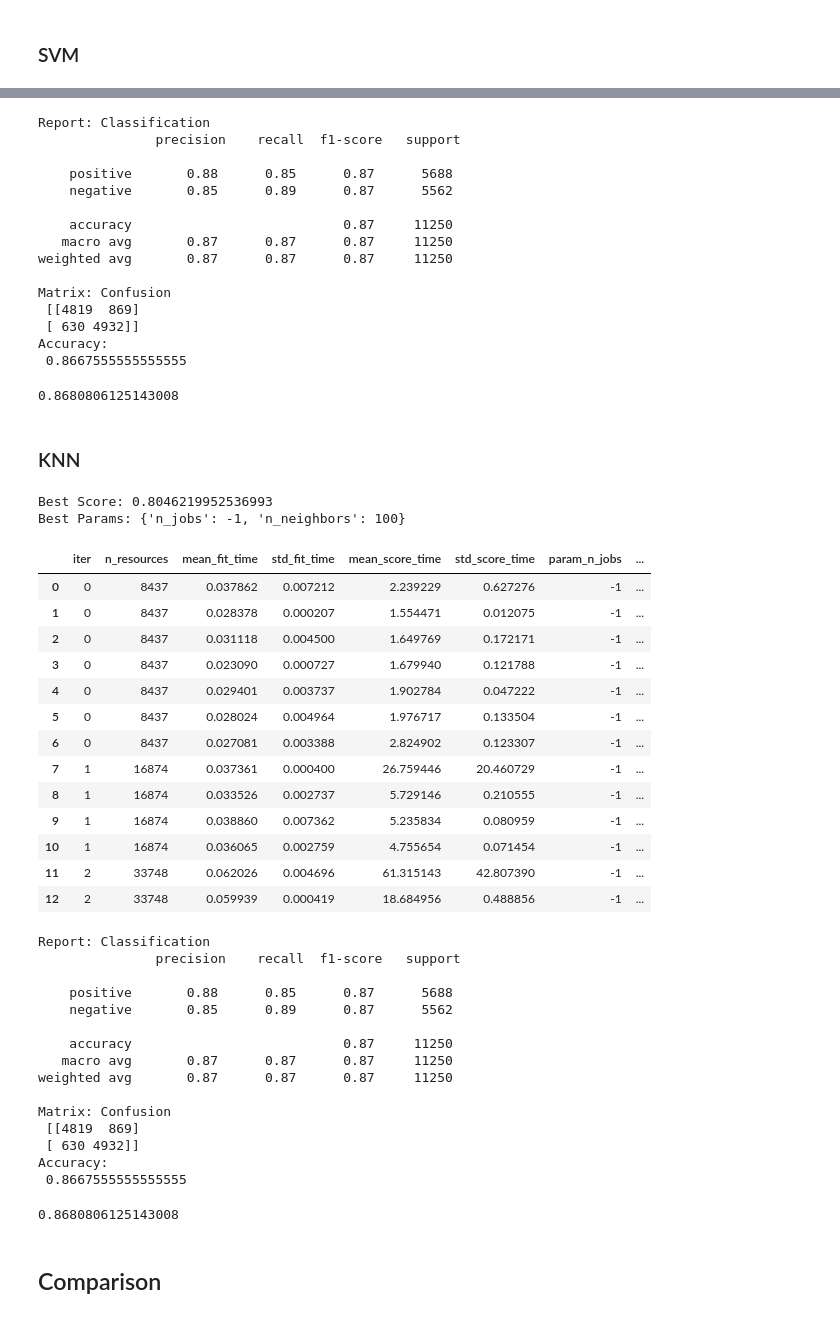
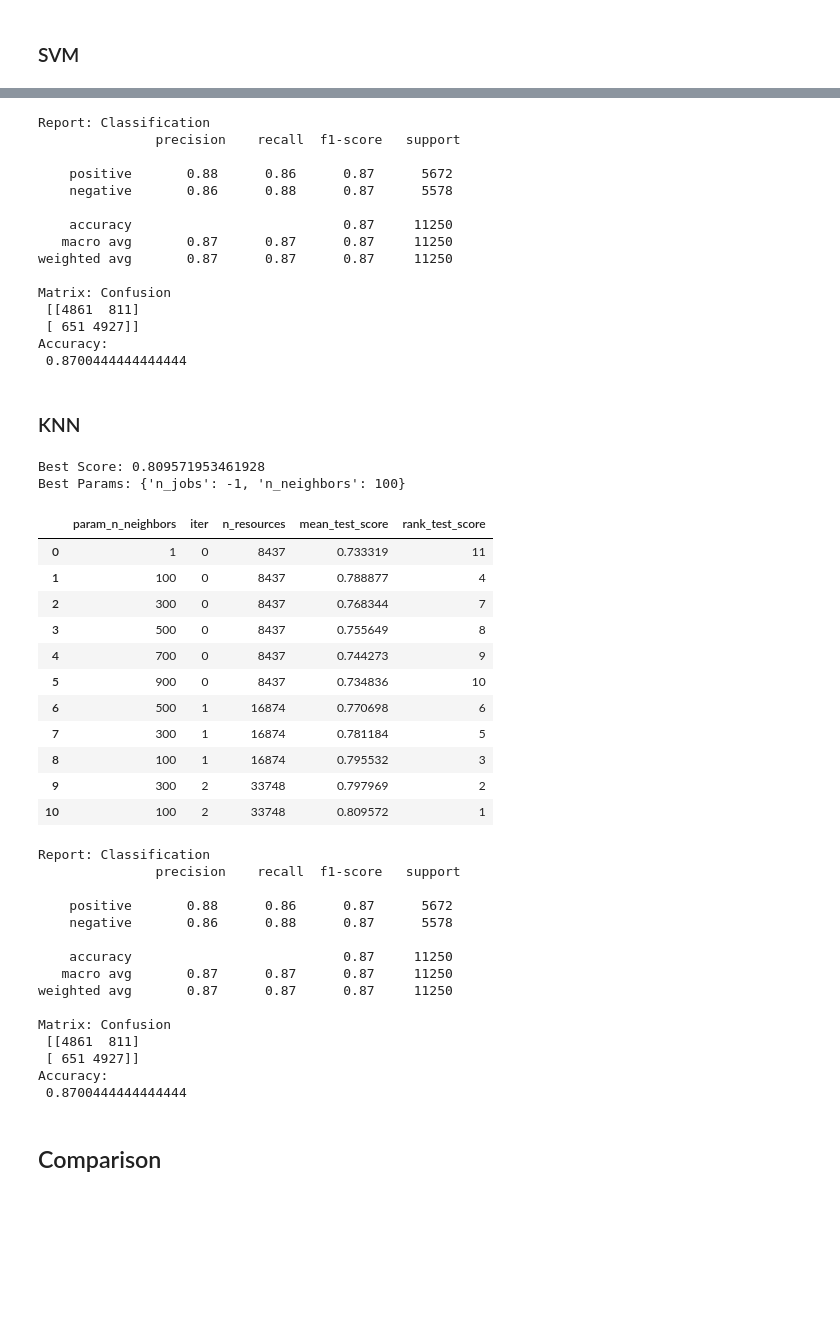
Before and after one commit to mryf323/ml_final_project, a Jupyter notebook: phase1.ipynb, the cells around one changed output, grey strips where cells are left out. Drawn from its saved outputs; the diff is of its cells as text; code cells hidden in the pictures; blank space fills up the shorter version.

```diff
--- a/phase1.ipynb
+++ b/phase1.ipynb
@@ -222,9 +222,15 @@ svc_grid = {
 }
 
 knn_grid = {
-    'n_neighbors' : [1, 100, 300, 500, 700, 900, 2000],
+    'n_neighbors' : [1, 100, 300, 500, 700, 900],
     'n_jobs' : [-1]
 }
+
+cols2show = ['mean_test_score','rank_test_score',]
+
+logistic_cols = ['param_C'] + cols2show
+svc_cols = ['param_kernel', 'param_C', 'iter', 'n_resources'] + cols2show
+knn_cols = ['param_n_neighbors', 'iter', 'n_resources'] + cols2show
 # %% [markdown]
 ## BoW
 # %% [markdown]
@@ -270,9 +275,9 @@ Accuracy:
 ### SVM
 # %%
 bow_svm = svm.SVC()
-bow_svm = HalvingGridSearchCV(estimator=bow_svm, param_grid=svc_grid, cv = 4, n_jobs= -1, scoring='f1', factor=2)
+bow_svm = HalvingGridSearchCV(estimator=bow_svm, param_grid=svc_grid, cv = 3, n_jobs= -1, scoring='f1', factor=2)
 bow_svm.fit(X_train_bow, Y_train)
 print(f'Best Score: {bow_svm.best_score_}')
 print(f'Best Params: {bow_svm.best_params_}')
-pd.DataFrame(bow_svm.cv_results_)
+pd.DataFrame(bow_svm.cv_results_)[svc_cols]
 # %% [output]
@@ -318,9 +321,9 @@ Accuracy:
 ### KNN
 # %%
 bow_knn = KNeighborsClassifier()
-bow_knn = HalvingGridSearchCV(estimator=bow_knn, param_grid=knn_grid, cv = 4, scoring='f1', factor=2)
+bow_knn = HalvingGridSearchCV(estimator=bow_knn, param_grid=knn_grid, cv = 3, scoring='f1', factor=2)
 bow_knn.fit(X_train_bow, Y_train)
 print(f'Best Score: {bow_knn.best_score_}')
 print(f'Best Params: {bow_knn.best_params_}')
-pd.DataFrame(bow_knn.cv_results_)
+pd.DataFrame(bow_knn.cv_results_)[knn_cols]
 # %% [output]
@@ -416,9 +414,9 @@ Accuracy:
 ### SVM
 # %%
 w2v_svm = svm.SVC()
-w2v_svm = HalvingGridSearchCV(estimator=w2v_svm, param_grid=svc_grid, cv = 2, n_jobs= -1, scoring='f1', factor=2)
+w2v_svm = HalvingGridSearchCV(estimator=w2v_svm, param_grid=svc_grid, cv = 3, n_jobs= -1, scoring='f1', factor=2)
 w2v_svm.fit(X_train_w2v, Y_train)
 print(f'Best Score: {w2v_svm.best_score_}')
 print(f'Best Params: {w2v_svm.best_params_}')
-pd.DataFrame(w2v_svm.cv_results_)
+pd.DataFrame(w2v_svm.cv_results_)[svc_cols]
 # %% [output]
@@ -443,67 +441,63 @@ Best Params: {'C': 1, 'kernel': 'rbf'}
 # %%
-analysis(Y_test, w2v_svm.predict(X_test_w2v))
+w2v_svm_score = analysis(Y_test, w2v_svm.predict(X_test_w2v))
 # %% [output]
 Report: Classification
                precision    recall  f1-score   support
 
-    positive       0.88      0.85      0.87      5688
-    negative       0.85      0.89      0.87      5562
+    positive       0.88      0.86      0.87      5672
+    negative       0.86      0.88      0.87      5578
 
     accuracy                           0.87     11250
    macro avg       0.87      0.87      0.87     11250
 weighted avg       0.87      0.87      0.87     11250
 
 Matrix: Confusion
- [[4819  869]
- [ 630 4932]]
+ [[4861  811]
+ [ 651 4927]]
 Accuracy:
- 0.8667555555555555
+ 0.8700444444444444
-0.8680806125143008
 # %% [markdown]
 ### KNN
 # %%
 w2v_knn = KNeighborsClassifier()
-w2v_knn = HalvingGridSearchCV(estimator=w2v_knn, param_grid=knn_grid, cv = 2, scoring='f1', factor=2)
+w2v_knn = HalvingGridSearchCV(estimator=w2v_knn, param_grid=knn_grid, cv = 3, scoring='f1', factor=2)
 w2v_knn.fit(X_train_w2v, Y_train)
 print(f'Best Score: {w2v_knn.best_score_}')
 print(f'Best Params: {w2v_knn.best_params_}')
-pd.DataFrame(w2v_knn.cv_results_)
+pd.DataFrame(w2v_knn.cv_results_)[knn_cols]
 # %% [output]
-Best Score: 0.8046219952536993
+Best Score: 0.809571953461928
 Best Params: {'n_jobs': -1, 'n_neighbors': 100}
-|  | iter | n_resources | mean_fit_time | std_fit_time | mean_score_time | std_score_time | param_n_jobs | ... |
-| 0 | 0 | 8437 | 0.037862 | 0.007212 | 2.239229 | 0.627276 | -1 | ... |
-| 1 | 0 | 8437 | 0.028378 | 0.000207 | 1.554471 | 0.012075 | -1 | ... |
-| 2 | 0 | 8437 | 0.031118 | 0.004500 | 1.649769 | 0.172171 | -1 | ... |
-| 3 | 0 | 8437 | 0.023090 | 0.000727 | 1.679940 | 0.121788 | -1 | ... |
-| 4 | 0 | 8437 | 0.029401 | 0.003737 | 1.902784 | 0.047222 | -1 | ... |
-| 5 | 0 | 8437 | 0.028024 | 0.004964 | 1.976717 | 0.133504 | -1 | ... |
-| 6 | 0 | 8437 | 0.027081 | 0.003388 | 2.824902 | 0.123307 | -1 | ... |
-| 7 | 1 | 16874 | 0.037361 | 0.000400 | 26.759446 | 20.460729 | -1 | ... |
-| 8 | 1 | 16874 | 0.033526 | 0.002737 | 5.729146 | 0.210555 | -1 | ... |
-| 9 | 1 | 16874 | 0.038860 | 0.007362 | 5.235834 | 0.080959 | -1 | ... |
-| 10 | 1 | 16874 | 0.036065 | 0.002759 | 4.755654 | 0.071454 | -1 | ... |
-| 11 | 2 | 33748 | 0.062026 | 0.004696 | 61.315143 | 42.807390 | -1 | ... |
-| 12 | 2 | 33748 | 0.059939 | 0.000419 | 18.684956 | 0.488856 | -1 | ... |
+|  | param_n_neighbors | iter | n_resources | mean_test_score | rank_test_score |
+| 0 | 1 | 0 | 8437 | 0.733319 | 11 |
+| 1 | 100 | 0 | 8437 | 0.788877 | 4 |
+| 2 | 300 | 0 | 8437 | 0.768344 | 7 |
+| 3 | 500 | 0 | 8437 | 0.755649 | 8 |
+| 4 | 700 | 0 | 8437 | 0.744273 | 9 |
+| 5 | 900 | 0 | 8437 | 0.734836 | 10 |
+| 6 | 500 | 1 | 16874 | 0.770698 | 6 |
+| 7 | 300 | 1 | 16874 | 0.781184 | 5 |
+| 8 | 100 | 1 | 16874 | 0.795532 | 3 |
+| 9 | 300 | 2 | 33748 | 0.797969 | 2 |
+| 10 | 100 | 2 | 33748 | 0.809572 | 1 |
 # %%
-analysis(Y_test, w2v_svm.predict(X_test_w2v))
+w2v_knn_score = analysis(Y_test, w2v_svm.predict(X_test_w2v))
 # %% [output]
 Report: Classification
                precision    recall  f1-score   support
 
-    positive       0.88      0.85      0.87      5688
-    negative       0.85      0.89      0.87      5562
+    positive       0.88      0.86      0.87      5672
+    negative       0.86      0.88      0.87      5578
 
     accuracy                           0.87     11250
    macro avg       0.87      0.87      0.87     11250
 weighted avg       0.87      0.87      0.87     11250
 
 Matrix: Confusion
- [[4819  869]
- [ 630 4932]]
+ [[4861  811]
+ [ 651 4927]]
 Accuracy:
- 0.8667555555555555
+ 0.8700444444444444
-0.8680806125143008
 # %% [markdown]
 ## Comparison
 # %%
```
Also changed, not shown: parts of 17 cells of this notebook.
